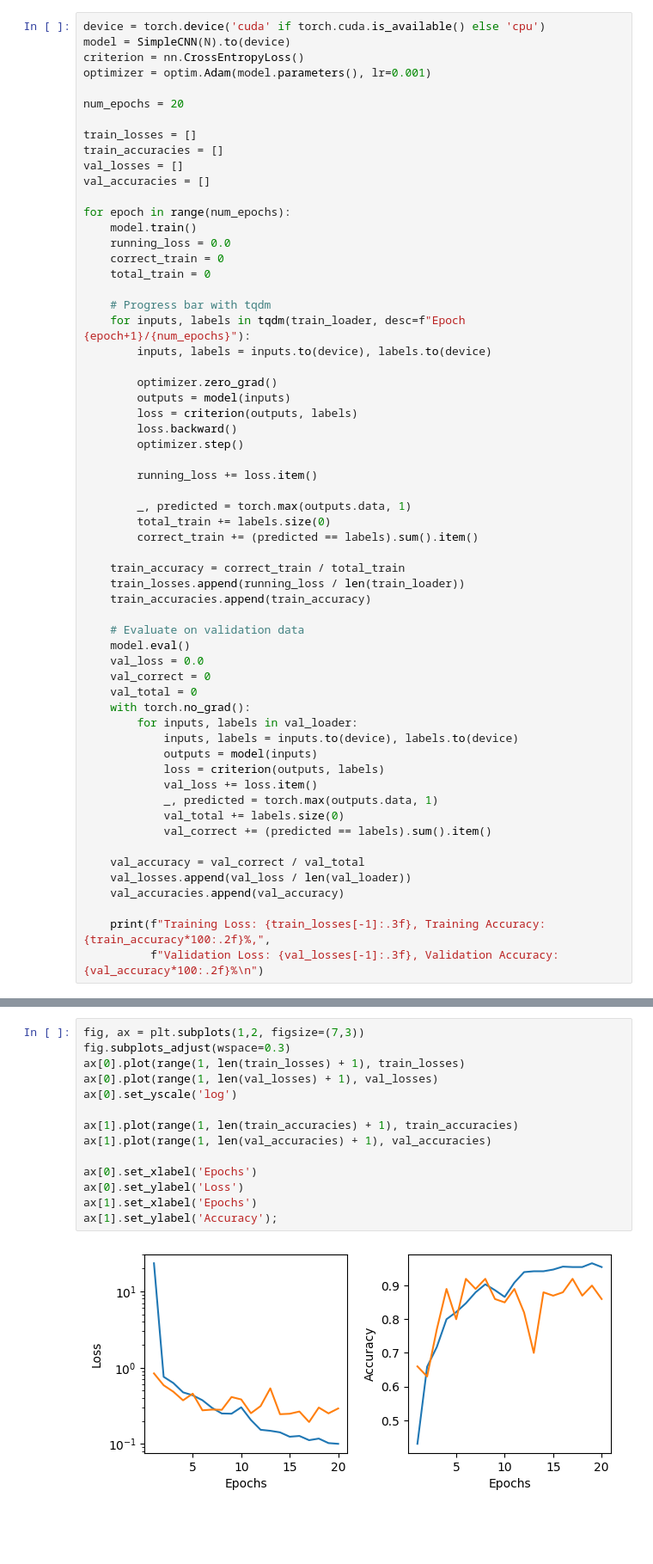
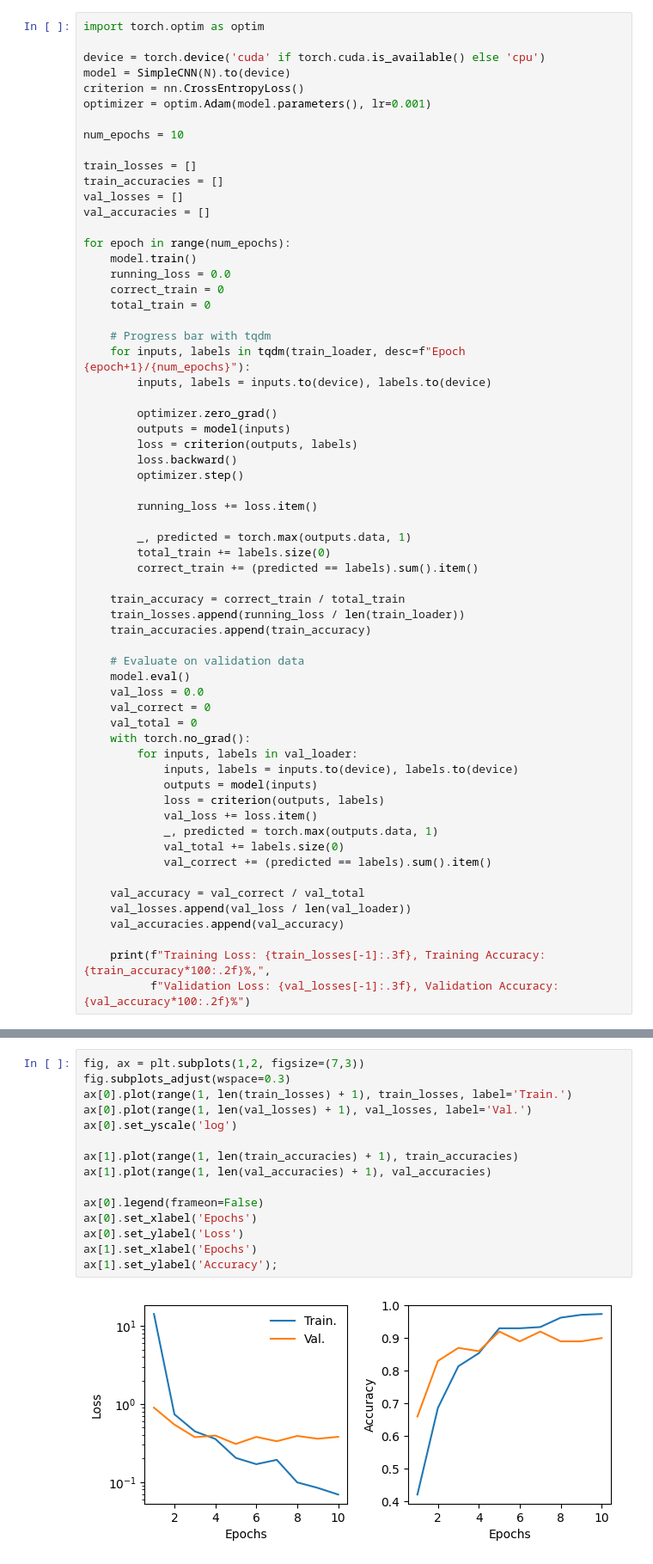
Before and after one commit to ninarina12/NX-School-2023, a Jupyter notebook: AI-ML_Tutorial.ipynb, the cells around one changed output, grey strips where cells are left out. Shown at 86% size. Drawn from its saved outputs; the diff is of its cells as text; blank space fills up the shorter version.

```diff
--- a/AI-ML_Tutorial.ipynb
+++ b/AI-ML_Tutorial.ipynb
@@ -269,12 +287,14 @@ test_loader = DataLoader(test_dataset, batch_size=batch_size, shuffle=False)
 #### ChatGPT Prompt:
 Write the training loop to optimize the CNN, which displays a progress bar and prints the current accuracy on the training and validation datasets for each epoch. Also save the training and validation losses and accuracies at each epoch to lists.
 # %%
+import torch.optim as optim
+
 device = torch.device('cuda' if torch.cuda.is_available() else 'cpu')
 model = SimpleCNN(N).to(device)
 criterion = nn.CrossEntropyLoss()
 optimizer = optim.Adam(model.parameters(), lr=0.001)
 
-num_epochs = 20
+num_epochs = 10
 
 train_losses = []
 train_accuracies = []
@@ -327,5 +347,5 @@ for epoch in range(num_epochs):
     val_accuracies.append(val_accuracy)
 
     print(f"Training Loss: {train_losses[-1]:.3f}, Training Accuracy: {train_accuracy*100:.2f}%,",
-          f"Validation Loss: {val_losses[-1]:.3f}, Validation Accuracy: {val_accuracy*100:.2f}%\n")
+          f"Validation Loss: {val_losses[-1]:.3f}, Validation Accuracy: {val_accuracy*100:.2f}%")
 # %% [output]
@@ -345,16 +364,17 @@ Training Loss: 0.153, Training Accuracy: 94.00%, Validation Loss: 0.313, Validat
 # %%
 fig, ax = plt.subplots(1,2, figsize=(7,3))
 fig.subplots_adjust(wspace=0.3)
-ax[0].plot(range(1, len(train_losses) + 1), train_losses)
-ax[0].plot(range(1, len(val_losses) + 1), val_losses)
+ax[0].plot(range(1, len(train_losses) + 1), train_losses, label='Train.')
+ax[0].plot(range(1, len(val_losses) + 1), val_losses, label='Val.')
 ax[0].set_yscale('log')
 
 ax[1].plot(range(1, len(train_accuracies) + 1), train_accuracies)
 ax[1].plot(range(1, len(val_accuracies) + 1), val_accuracies)
 
+ax[0].legend(frameon=False)
 ax[0].set_xlabel('Epochs')
 ax[0].set_ylabel('Loss')
 ax[1].set_xlabel('Epochs')
 ax[1].set_ylabel('Accuracy');
 # %% [output]
-[figure, old version]
+[figure, new version]
```
Also changed, not shown: parts of 29 cells of this notebook.
